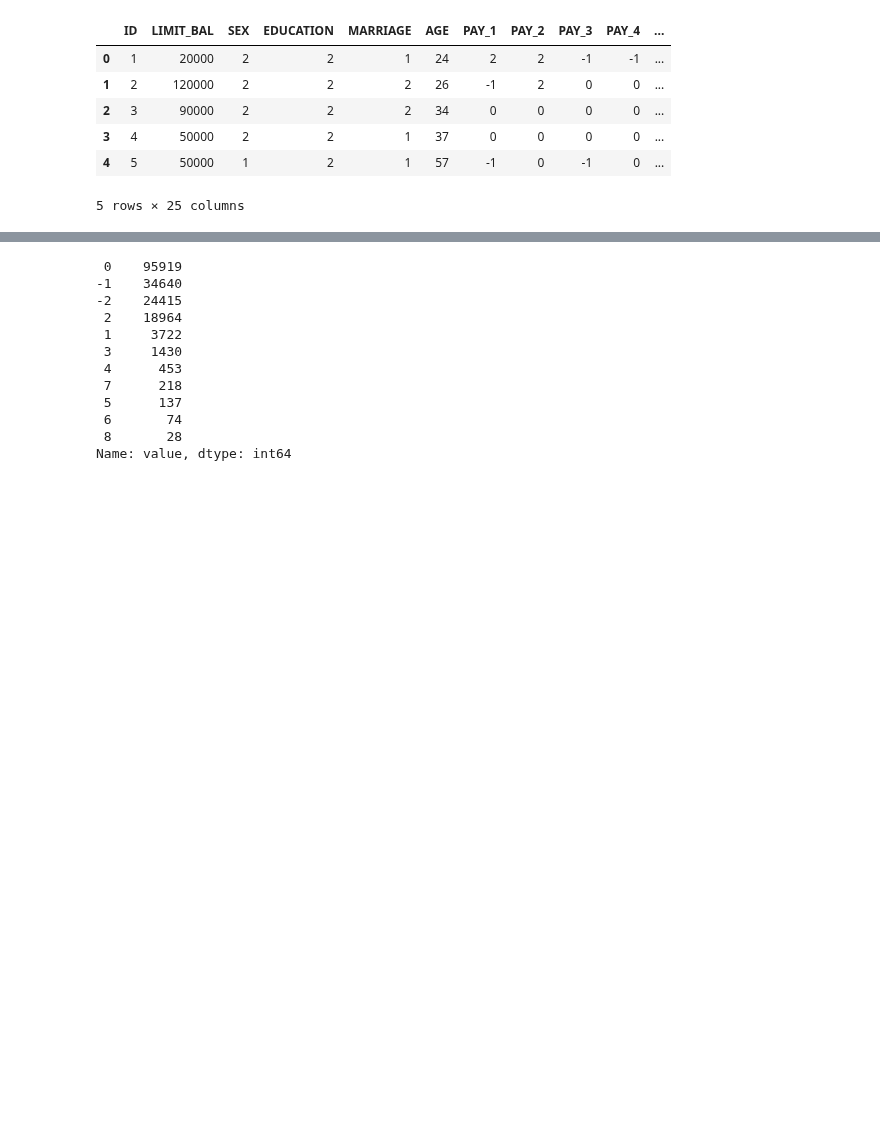
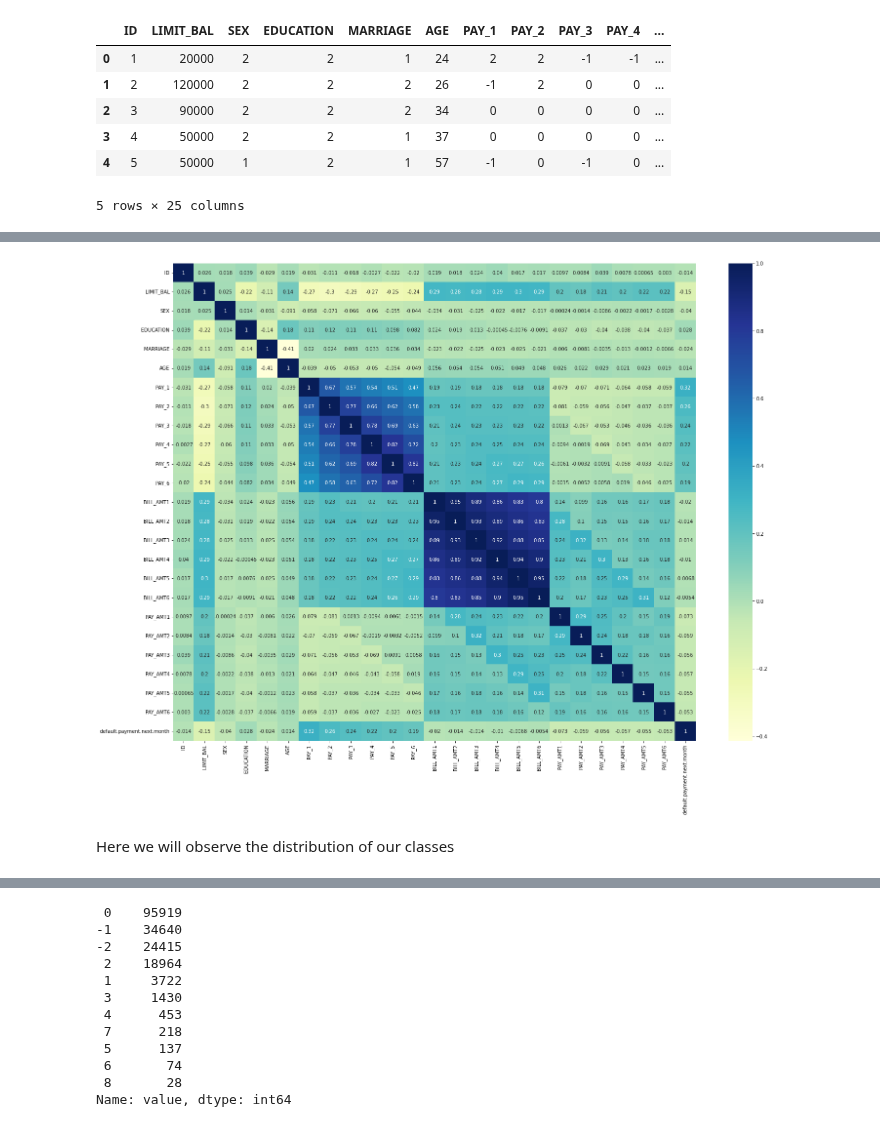
Before and after one commit to rohitrv8922/credit_card_fraud, a Jupyter notebook: RoCredit_Card_Default_Prediction_Capstone_Project.ipynb, the cells around one changed output, grey strips where cells are left out. Drawn from its saved outputs; the diff is of its cells as text; code cells hidden in the pictures; blank space fills up the shorter version.

```diff
--- a/RoCredit_Card_Default_Prediction_Capstone_Project.ipynb
+++ b/RoCredit_Card_Default_Prediction_Capstone_Project.ipynb
@@ -99,0 +204,6 @@ df.head()
+# %%
+# Finding the initial full correlation in the dataset:
+
+# correlation matrix
+cor = df.corr()
+cor
@@ -99,0 +229,13 @@ df.head()
+# %%
+# plotting correlations on a heatmap
+
+# figure size
+plt.figure(figsize=(24,18))
+
+# heatmap
+sns.heatmap(cor, cmap="YlGnBu", annot=True)
+plt.show()
+# %% [output]
+[figure, added]
+# %% [markdown]
+Here we will observe the distribution of our classes
```
Also changed, not shown: parts of 29 cells of this notebook.
